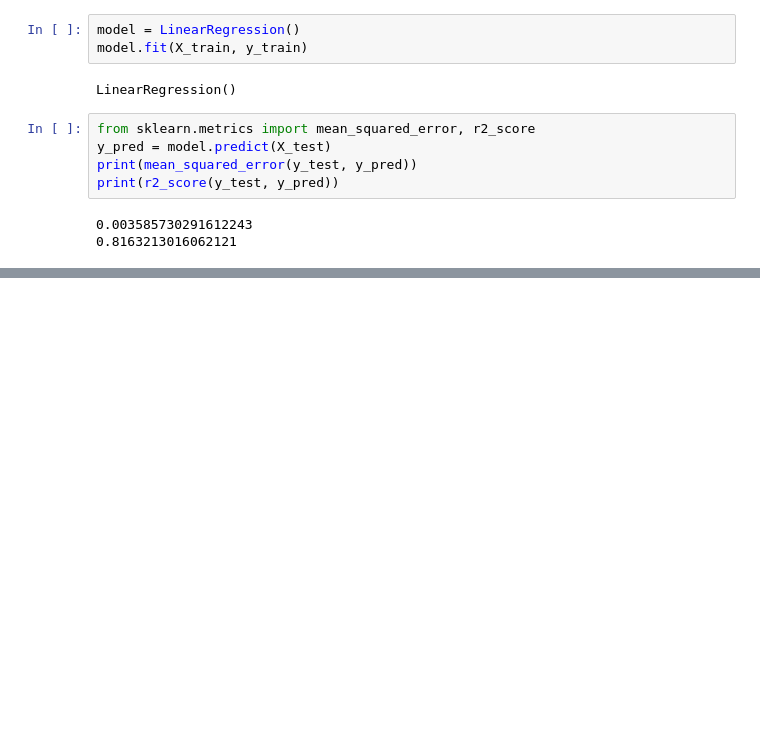
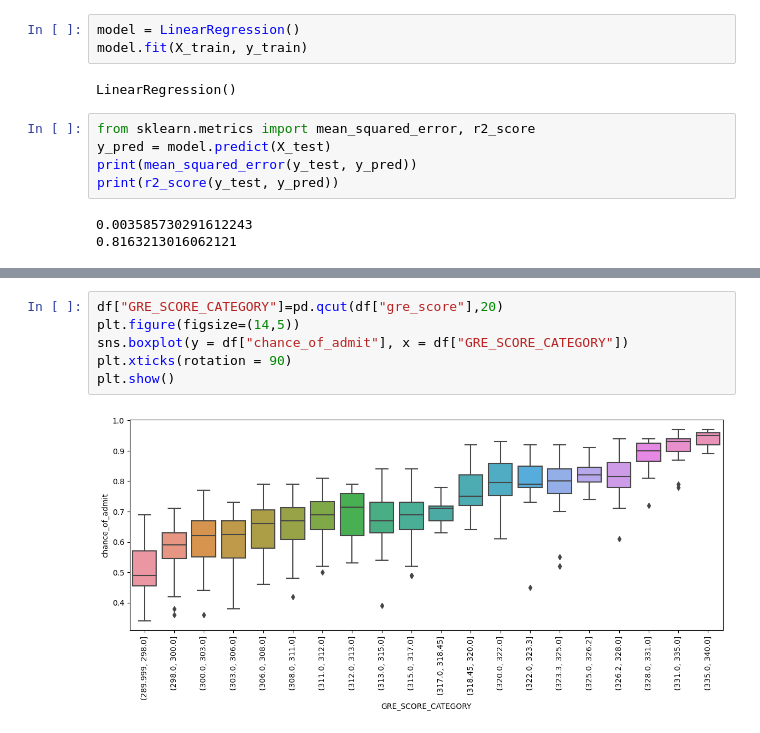
Before and after one commit to mayankjain281/ML_Supervised_Regression, a Jupyter notebook: Jamboree_Admission_Probability_Predictor/Jamboree_Admission_Probability_Predictor.ipynb, the cells around one changed output, grey strips where cells are left out. Drawn from its saved outputs; the diff is of its cells as text; blank space fills up the shorter version.

```diff
--- a/Jamboree_Admission_Probability_Predictor/Jamboree_Admission_Probability_Predictor.ipynb
+++ b/Jamboree_Admission_Probability_Predictor/Jamboree_Admission_Probability_Predictor.ipynb
@@ -174,0 +248,8 @@ print(r2_score(y_test, y_pred))
+# %%
+df["GRE_SCORE_CATEGORY"]=pd.qcut(df["gre_score"],20)
+plt.figure(figsize=(14,5))
+sns.boxplot(y = df["chance_of_admit"], x = df["GRE_SCORE_CATEGORY"])
+plt.xticks(rotation = 90)
+plt.show()
+# %% [output]
+[figure, added]
```
Also changed, not shown: parts of 57 cells of this notebook.
